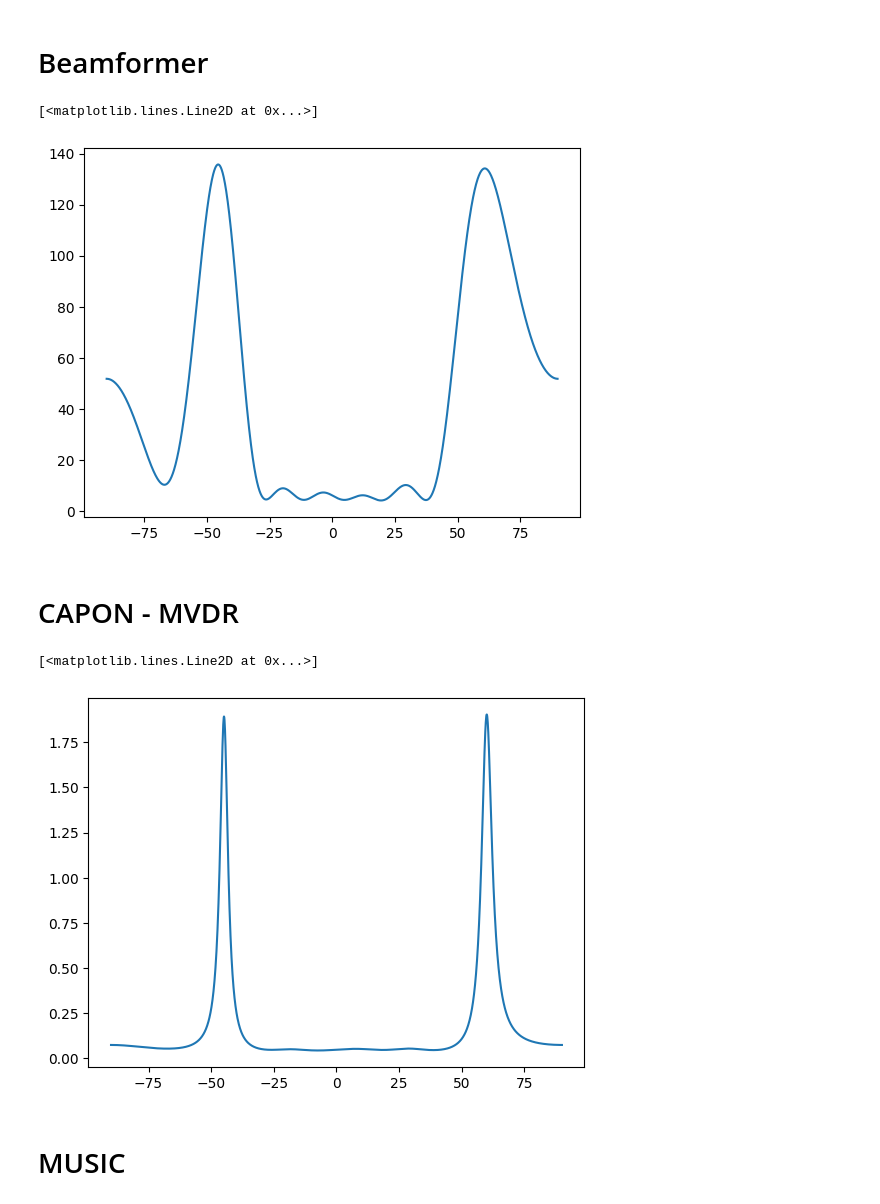
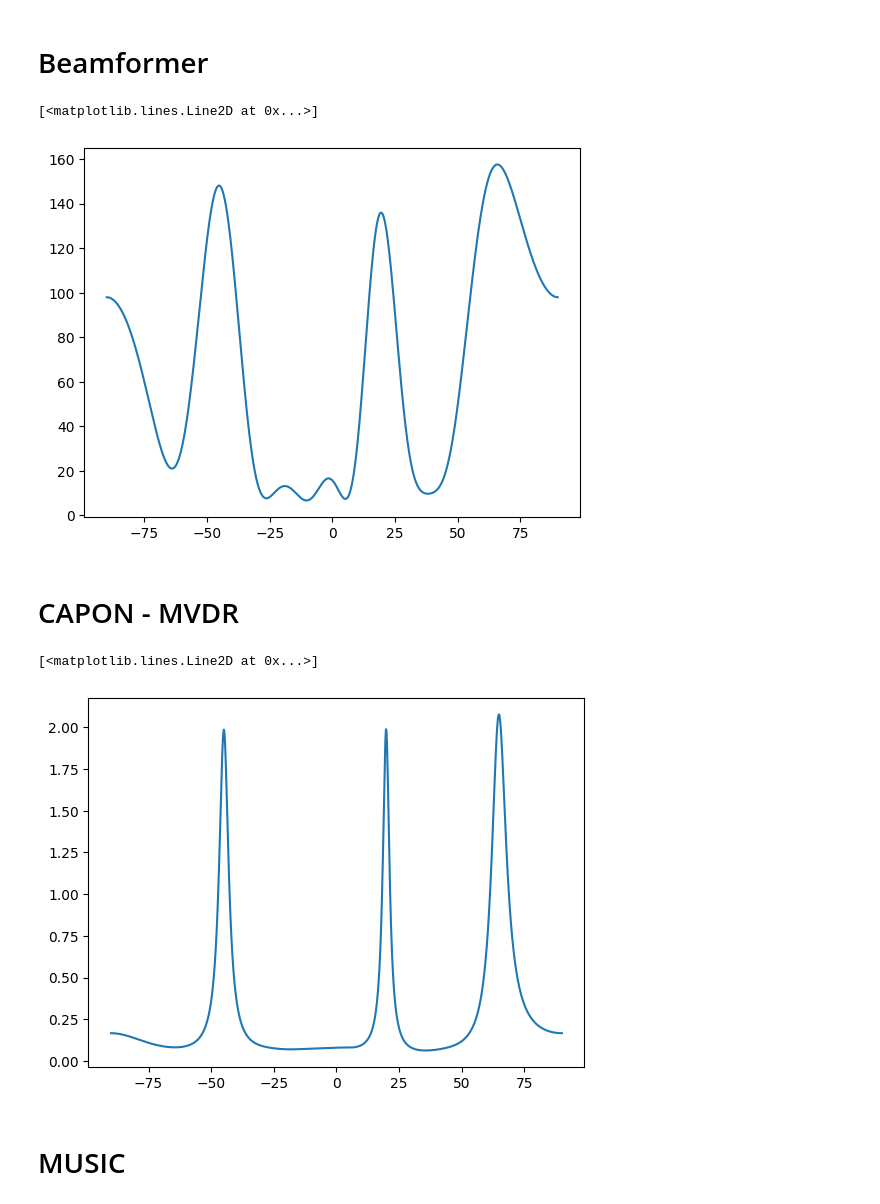
Before and after one commit to marco-marinho/Array-Processing, a Jupyter notebook: Examples.ipynb, the cells around one changed output. Drawn from its saved outputs; the diff is of its cells as text; code cells hidden in the pictures.

```diff
--- a/Examples.ipynb
+++ b/Examples.ipynb
@@ -6,12 +4,12 @@ import matplotlib.pyplot as plt
 # %%
-# Generate steering vectors for signals arriving with DOA -45 and 60 degrees for an 8 element ULA array with
+# Generate steering vectors for signals arriving with DOA -45, 20 and 65 degrees for an 8 element ULA array with
 # separation of half a wavelength
 
-A = Stg.generate_ula_vectors([-45, 60], 8, 1 / 2)
+A = stg.generate_ula_vectors([-45, 20, 65], 8, 1 / 2)
 
 # Generate 4-QAM symbols for each source and with the desired number of snapshots
 
-S = Sig.gen_signal(2, 100)
+S = sig.gen_signal(3, 100)
 
 # Get noise free received symbol matrix X
 
@@ -19,27 +17,31 @@ X = A @ S
 
 # Add some AWGN noise to X
 
-Xn = Sig.add_noise(X, 10)
+Xn = sig.add_noise(X, 10)
+
+# Forward backward average the signal
+
+Xn = sig.doFBA(Xn)
 # %% [markdown]
 # Beamformer
 # %%
 # The beamformer estimator takes in the received data matrix, the desired resolution, and the element separation of the array
-power, angles = Est.conventional_beamformer(Xn, 0.1, 1 / 2)
+power, angles = doa.conventional_beamformer(Xn, 0.1, 1 / 2)
 plt.plot(angles, power)
 # %% [output]
 [<matplotlib.lines.Line2D at 0x...>]
-[figure, old version]
+[figure, new version]
 # %% [markdown]
 # CAPON - MVDR
 # %%
 # Same signature as the conventional beamformer
 
-power, angles = Est.CAPON_MVDR(Xn, 0.1, 1/2)
+power, angles = doa.CAPON_MVDR(Xn, 0.1, 1/2)
 
 plt.plot(angles, power)
 # %% [output]
 [<matplotlib.lines.Line2D at 0x...>]
-[figure, old version]
+[figure, new version]
 # %% [markdown]
 # MUSIC
 # %%
```
Also changed, not shown: parts of 6 cells of this notebook, 12 other files.
